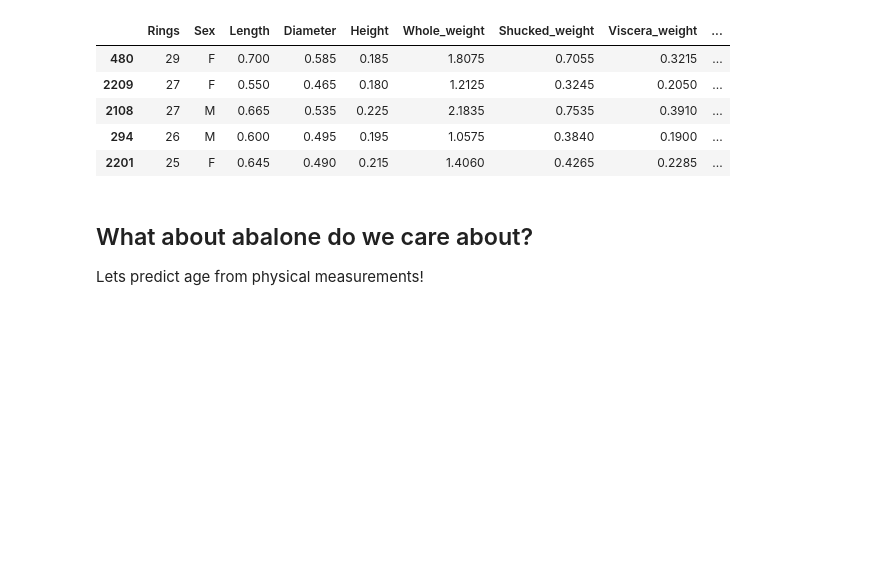
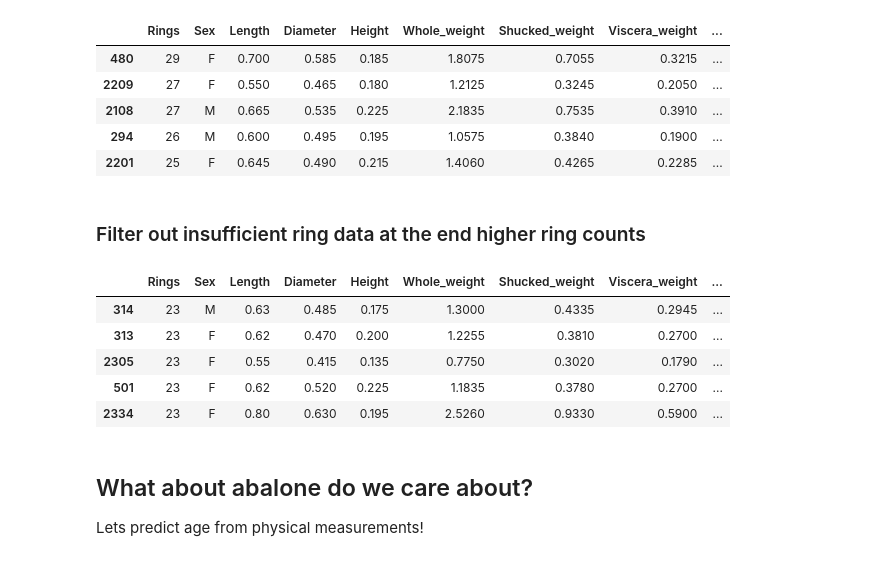
Before and after one commit to takeenshamloo/eds217-data-exploration-project, a Jupyter notebook: AbaloneProject.ipynb, the cells around one changed output. Drawn from its saved outputs; the diff is of its cells as text; code cells hidden in the pictures; blank space fills up the shorter version.

```diff
--- a/AbaloneProject.ipynb
+++ b/AbaloneProject.ipynb
@@ -121,6 +121,18 @@ i_love_abalone_deluxe_sorted.head()
 | 2108 | 27 | M | 0.665 | 0.535 | 0.225 | 2.1835 | 0.7535 | 0.3910 | ... |
 | 294 | 26 | M | 0.600 | 0.495 | 0.195 | 1.0575 | 0.3840 | 0.1900 | ... |
 | 2201 | 25 | F | 0.645 | 0.490 | 0.215 | 1.4060 | 0.4265 | 0.2285 | ... |
+# %% [markdown]
+### Filter out insufficient ring data at the end higher ring counts
+# %%
+i_love_abalone_deluxe_sorted_filtered = i_love_abalone_deluxe_sorted[i_love_abalone_deluxe_sorted['Rings'] < 24].copy()
+i_love_abalone_deluxe_sorted_filtered.head()
+# %% [output]
+|  | Rings | Sex | Length | Diameter | Height | Whole_weight | Shucked_weight | Viscera_weight | ... |
+| 314 | 23 | M | 0.63 | 0.485 | 0.175 | 1.3000 | 0.4335 | 0.2945 | ... |
+| 313 | 23 | F | 0.62 | 0.470 | 0.200 | 1.2255 | 0.3810 | 0.2700 | ... |
+| 2305 | 23 | F | 0.55 | 0.415 | 0.135 | 0.7750 | 0.3020 | 0.1790 | ... |
+| 501 | 23 | F | 0.62 | 0.520 | 0.225 | 1.1835 | 0.3780 | 0.2700 | ... |
+| 2334 | 23 | F | 0.80 | 0.630 | 0.195 | 2.5260 | 0.9330 | 0.5900 | ... |
 # %% [markdown]
 ## What about abalone do we care about?
 Lets predict age from physical measurements!
```
Also changed, not shown: parts of 8 cells of this notebook.
